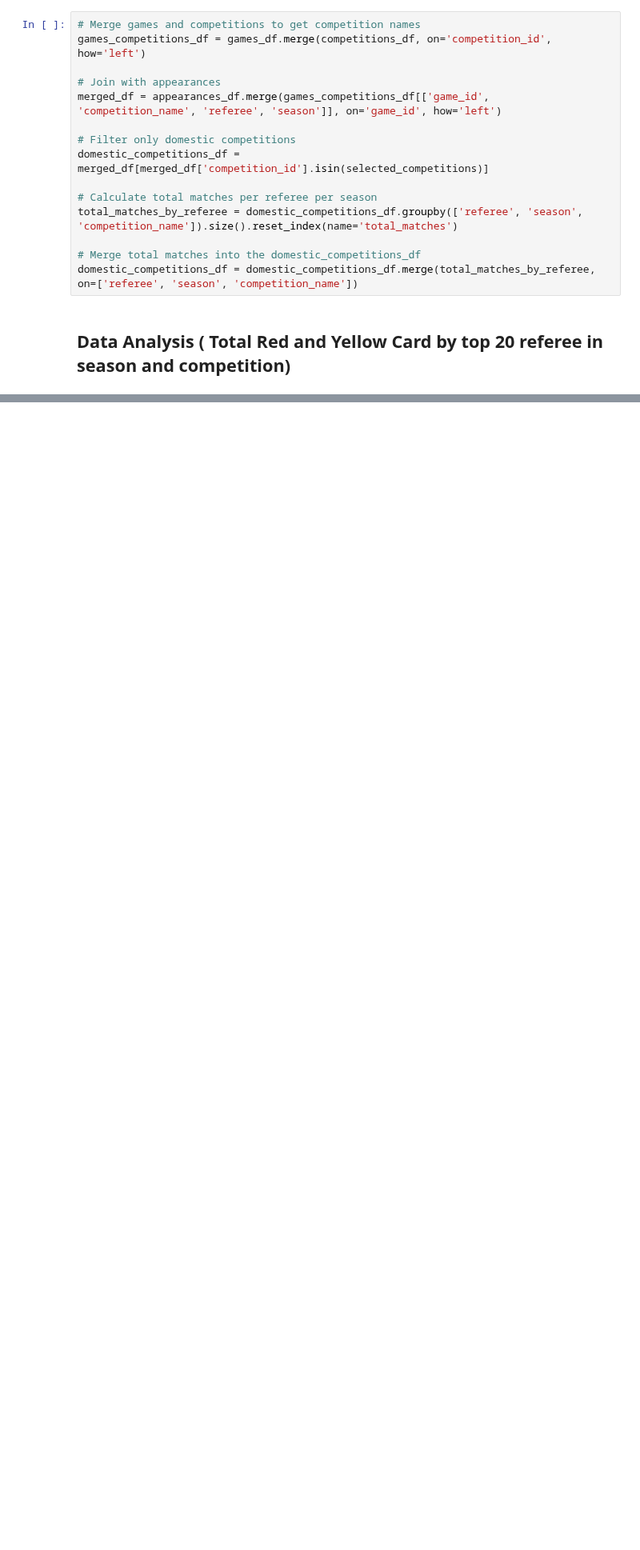
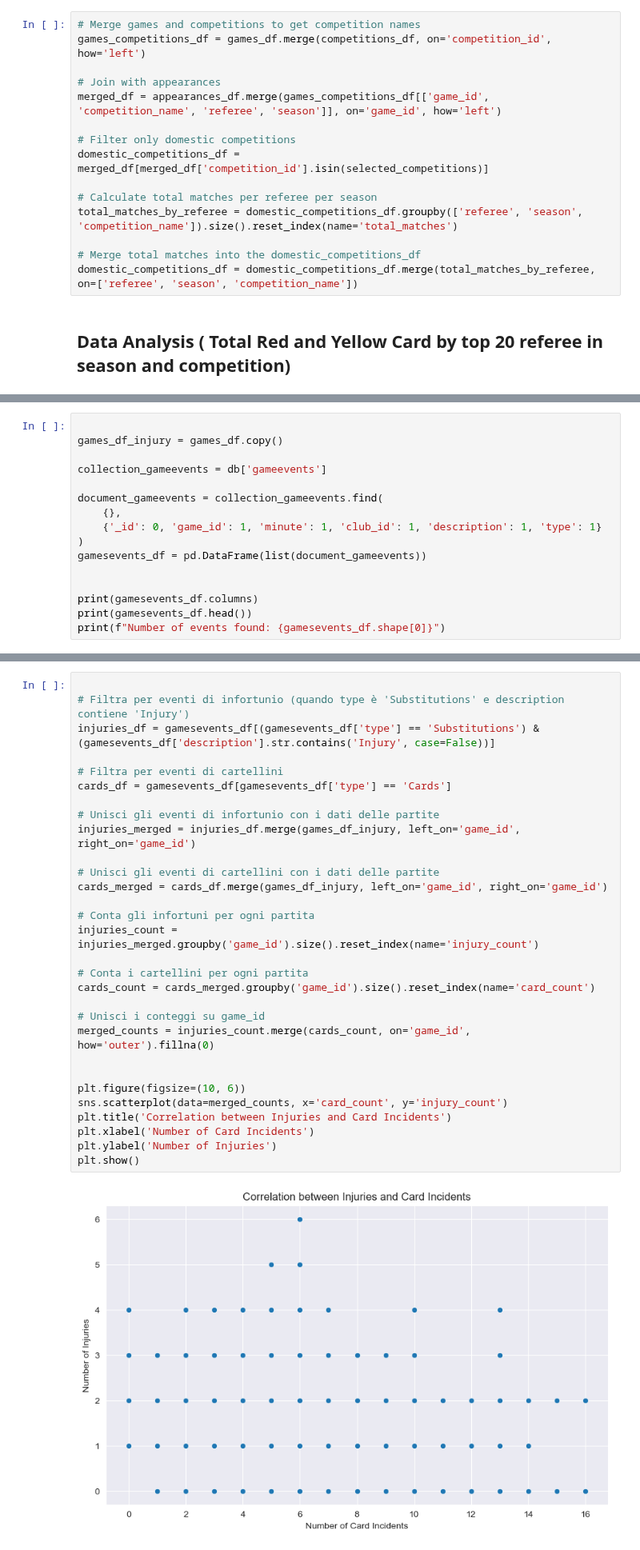
Before and after one commit to BonincontroL/IumTweb_project, a Jupyter notebook: solution/DataAnalysis/JupyterNotebooks/games.ipynb, the cells around one changed output, grey strips where cells are left out. Shown at 80% size. Saved outputs shown, nothing was run; the diff lists cells and outputs as text; blank space fills up the shorter version.

Commit message:
Update
Aggiunta della correlazione tra infortuni e cartellini

```diff
--- a/solution/DataAnalysis/JupyterNotebooks/games.ipynb
+++ b/solution/DataAnalysis/JupyterNotebooks/games.ipynb
@@ -599,0 +605,16 @@ interactive(children=(Dropdown(description='Season:', options=(2012, 2013, 2014,
+# %%
+
+games_df_injury = games_df.copy()
+
+collection_gameevents = db['gameevents']
+
+document_gameevents = collection_gameevents.find(
+    {},
+    {'_id': 0, 'game_id': 1, 'minute': 1, 'club_id': 1, 'description': 1, 'type': 1}
+)
+gamesevents_df = pd.DataFrame(list(document_gameevents))
+
+
+print(gamesevents_df.columns)
+print(gamesevents_df.head())
+print(f"Number of events found: {gamesevents_df.shape[0]}")
@@ -599,0 +637,32 @@ interactive(children=(Dropdown(description='Season:', options=(2012, 2013, 2014,
+# %%
+
+# Filtra per eventi di infortunio (quando type è 'Substitutions' e description contiene 'Injury')
+injuries_df = gamesevents_df[(gamesevents_df['type'] == 'Substitutions') & (gamesevents_df['description'].str.contains('Injury', case=False))]
+
+# Filtra per eventi di cartellini
+cards_df = gamesevents_df[gamesevents_df['type'] == 'Cards']
+
+# Unisci gli eventi di infortunio con i dati delle partite
+injuries_merged = injuries_df.merge(games_df_injury, left_on='game_id', right_on='game_id')
+
+# Unisci gli eventi di cartellini con i dati delle partite
+cards_merged = cards_df.merge(games_df_injury, left_on='game_id', right_on='game_id')
+
+# Conta gli infortuni per ogni partita
+injuries_count = injuries_merged.groupby('game_id').size().reset_index(name='injury_count')
+
+# Conta i cartellini per ogni partita
+cards_count = cards_merged.groupby('game_id').size().reset_index(name='card_count')
+
+# Unisci i conteggi su game_id
+merged_counts = injuries_count.merge(cards_count, on='game_id', how='outer').fillna(0)
+
+
+plt.figure(figsize=(10, 6))
+sns.scatterplot(data=merged_counts, x='card_count', y='injury_count')
+plt.title('Correlation between Injuries and Card Incidents')
+plt.xlabel('Number of Card Incidents')
+plt.ylabel('Number of Injuries')
+plt.show()
+# %% [output]
+[figure, added]
```
Also changed, not shown: parts of 5 cells of this notebook.
